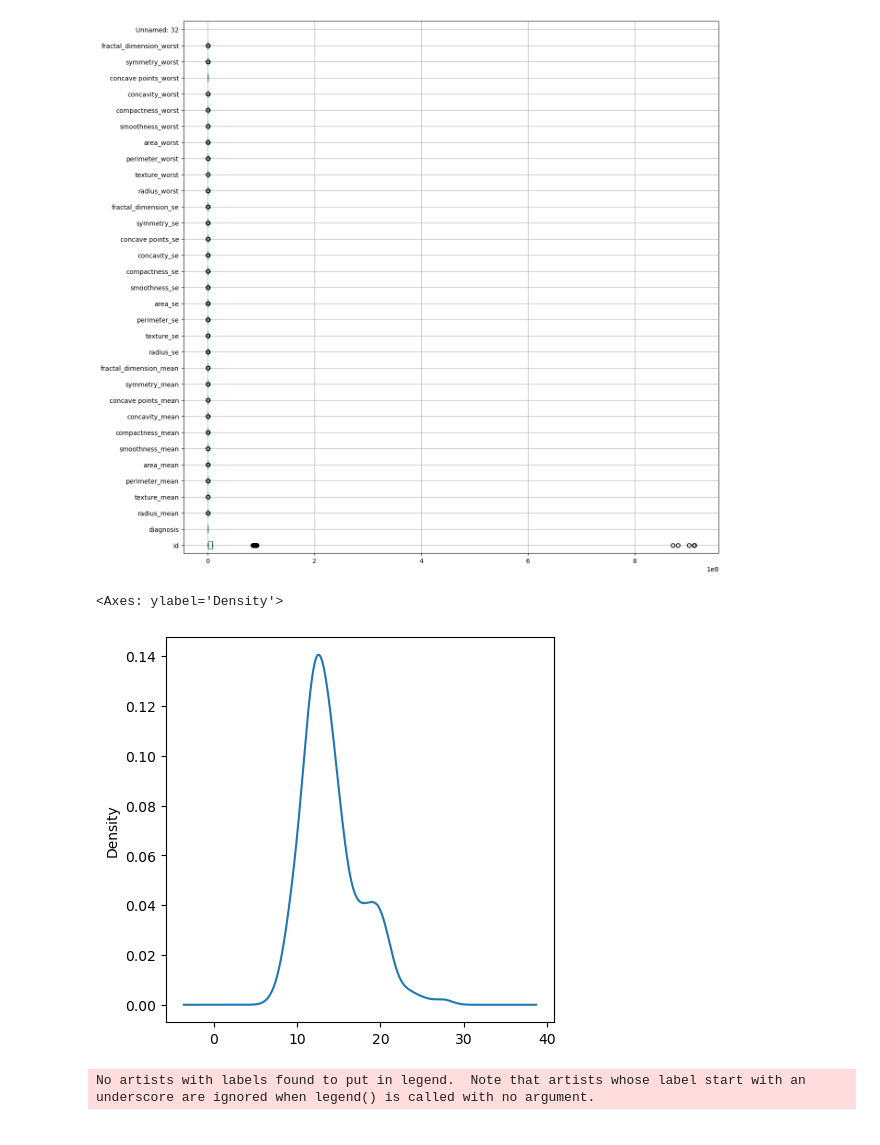
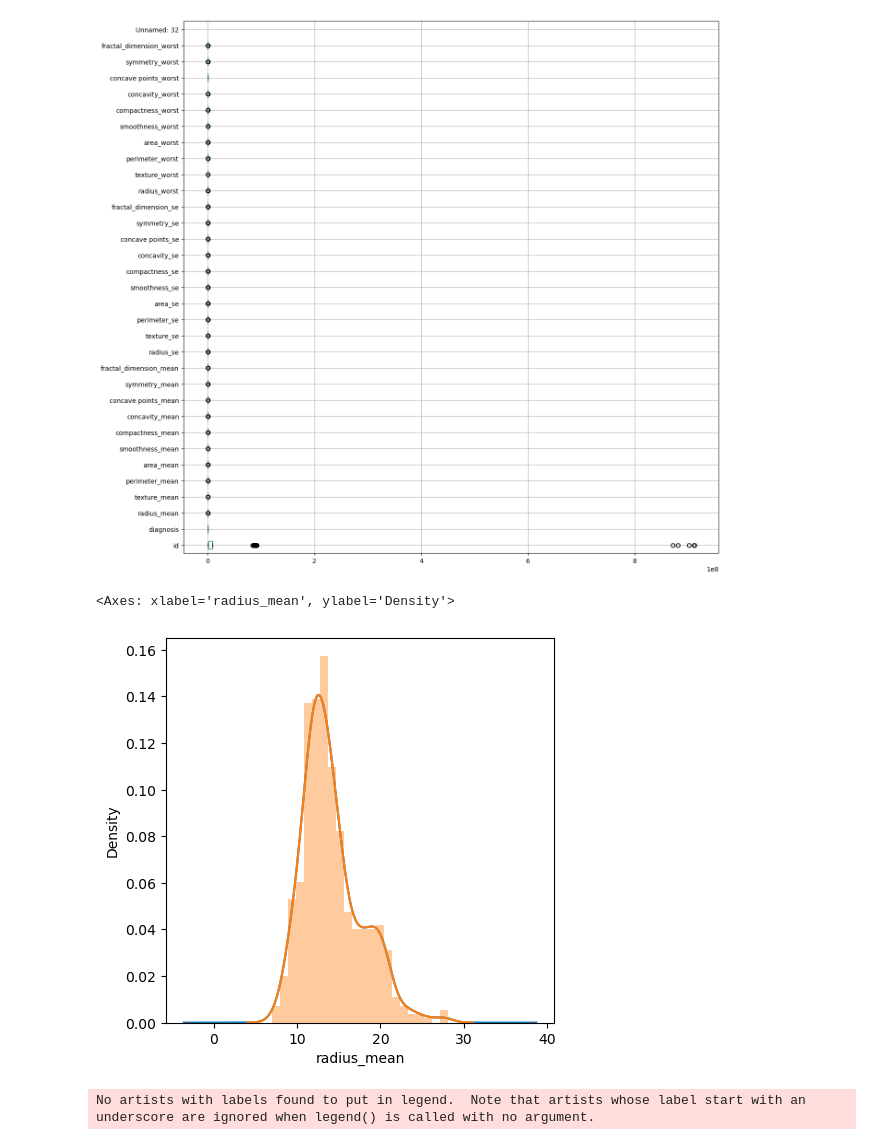
Before and after one commit to Sangeetha-Thirunaukarasu/Machine_Learning, a Jupyter notebook: breast_cancer_ML.ipynb, the cells around one changed output. Cells and saved outputs as stored; diff of their text form; code cells hidden in the pictures.

```diff
--- a/breast_cancer_ML.ipynb
+++ b/breast_cancer_ML.ipynb
@@ -121,10 +137,11 @@ data.boxplot(figsize=(15,15),vert=False)
 <Axes: >
 [figure]
 # %%
-data['radius_mean'].plot(kind='kde',figsize=(5,5))
+#data['radius_mean'].plot(kind='kde',figsize=(5,5))
+sn.distplot(data['radius_mean'])
 # %% [output]
-<Axes: ylabel='Density'>
+<Axes: xlabel='radius_mean', ylabel='Density'>
-[figure, old version]
+[figure, new version]
 # %%
 #high correlation between radius_mean and some other features
 plt.scatter(x=data['radius_mean'],y=data['area_mean'],c ='r')
```
Also changed, not shown: parts of 52 cells of this notebook.
